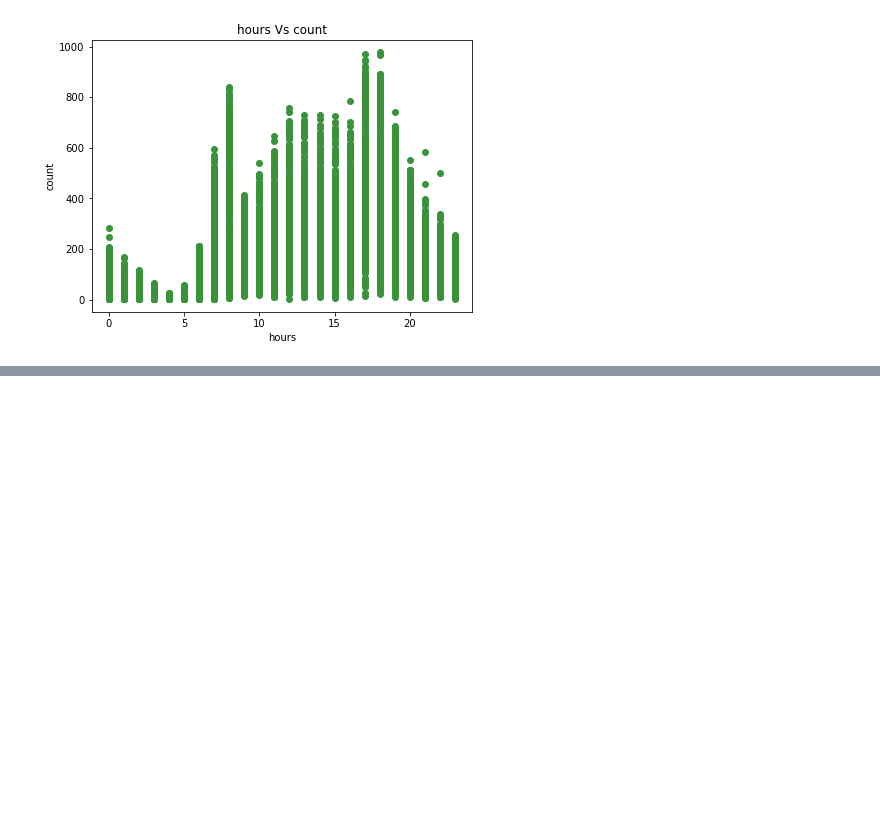
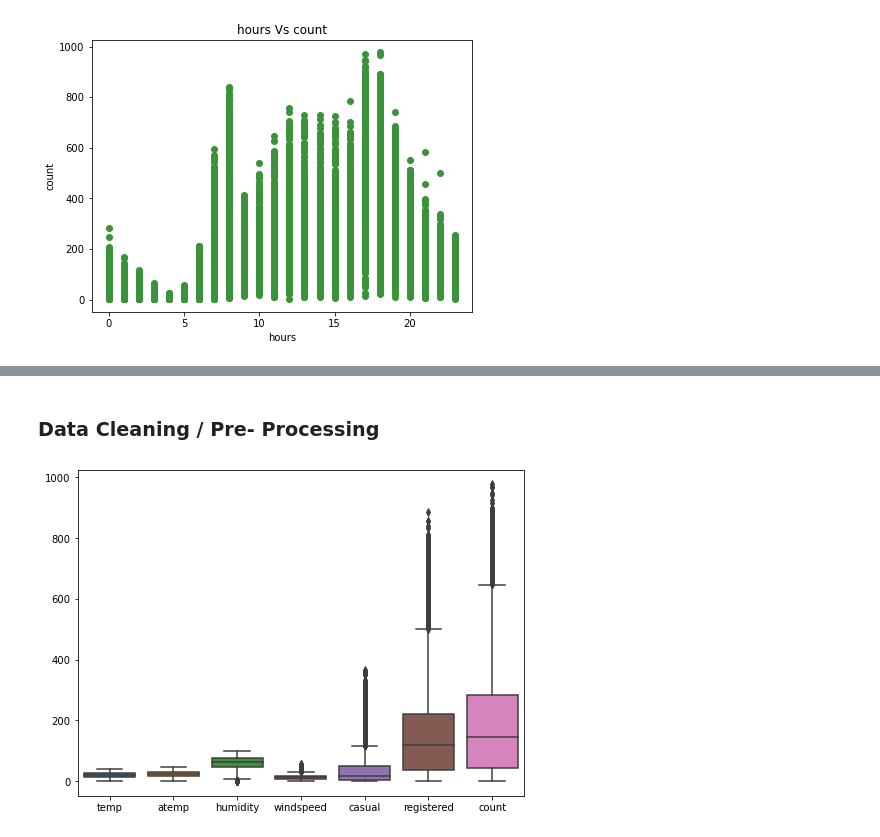
Before and after one commit to MayurNaktode/Bike-Sharing-Demand, a Jupyter notebook: Bike Sharing Demand.ipynb, the cells around one changed output, grey strips where cells are left out. Saved outputs shown, nothing was run; the diff lists cells and outputs as text; code cells hidden in the pictures; blank space fills up the shorter version.

```diff
--- a/Bike Sharing Demand.ipynb
+++ b/Bike Sharing Demand.ipynb
@@ -821,0 +846,9 @@ plt.show()
+# %% [markdown]
+### Data Cleaning / Pre- Processing
+# %%
+sns.boxplot(data=df_bsd_train[['temp',
+       'atemp', 'humidity', 'windspeed', 'casual', 'registered', 'count']])
+fig=plt.gcf()
+fig.set_size_inches(8,6)
+# %% [output]
+[figure, added]
```
Also changed, not shown: parts of 58 cells of this notebook.
